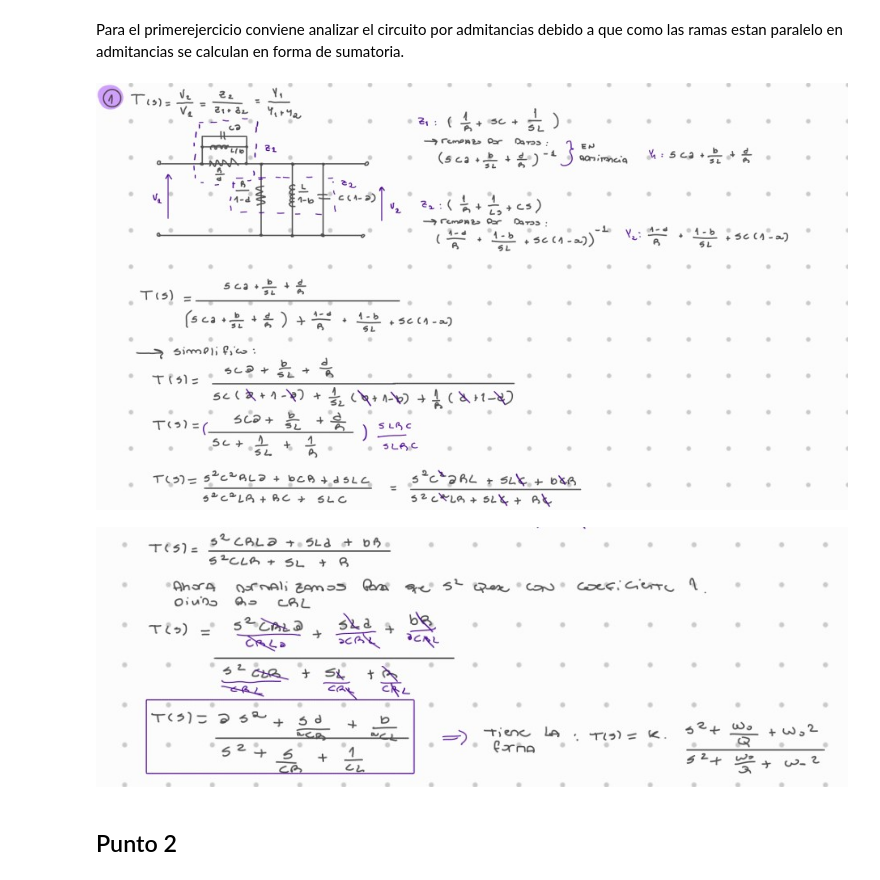
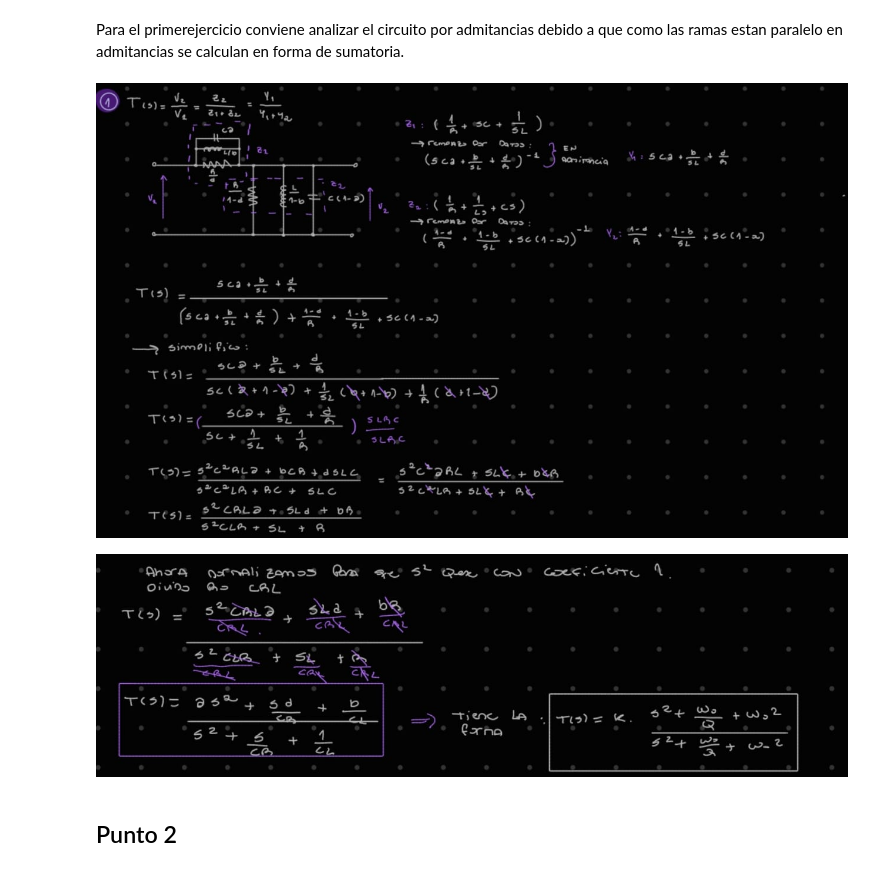
Before and after one commit to angiefantauzzofabio/APS, a Jupyter notebook: TS6/TS6.ipynb, the cells around one changed output. Saved outputs shown, nothing was run; the diff lists cells and outputs as text; code cells hidden in the pictures.

```diff
--- a/TS6/TS6.ipynb
+++ b/TS6/TS6.ipynb
@@ -67,16 +67,12 @@ donde:
 # %% [markdown]
 Para el primerejercicio conviene analizar el circuito por admitancias debido a que como las ramas estan paralelo en admitancias se calculan en forma de sumatoria.
 # %%
-from IPython.display import Image
-import os
-Image(filename=os.path.join(r"D:\APS2C\APS_nueva\TS6", "3.jpg"))
+Image(filename=os.path.join("punto1_a.jpeg"))
 # %% [output]
-[figure, old version]
+[figure, new version]
 # %%
-from IPython.display import Image
-import os
-Image(filename=os.path.join(r"D:\APS2C\APS_nueva\TS6", "4.jpg"))
+Image(filename=os.path.join("punto1_b.jpeg"))
 # %% [output]
-[figure, old version]
+[figure, new version]
 # %% [markdown]
 ## Punto 2
```
Also changed, not shown: parts of 12 cells of this notebook, 14 other files.
